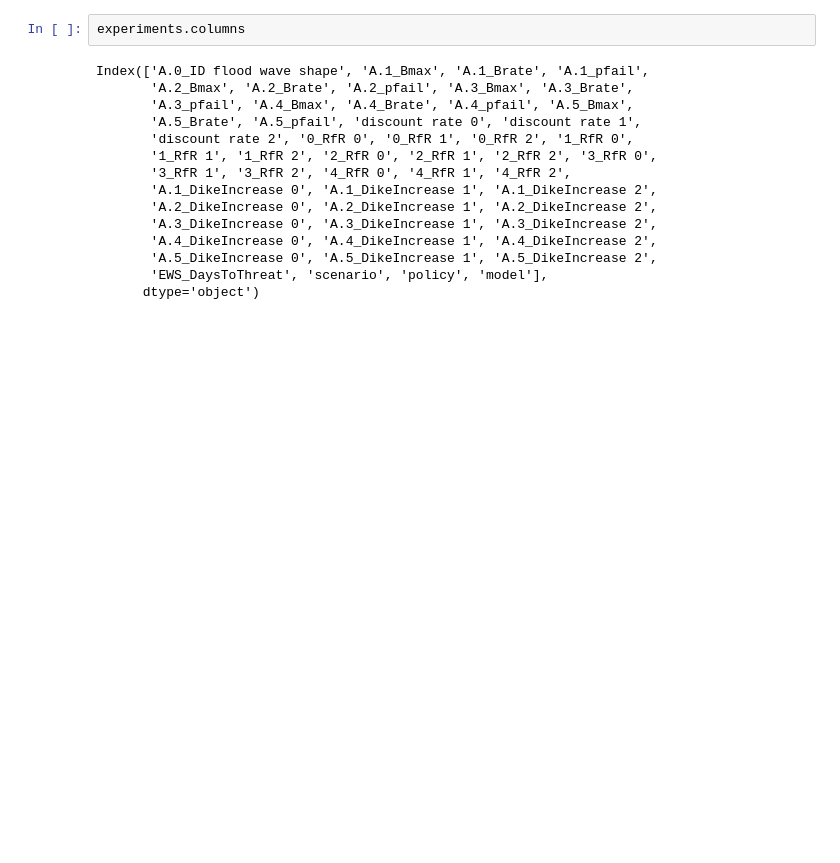
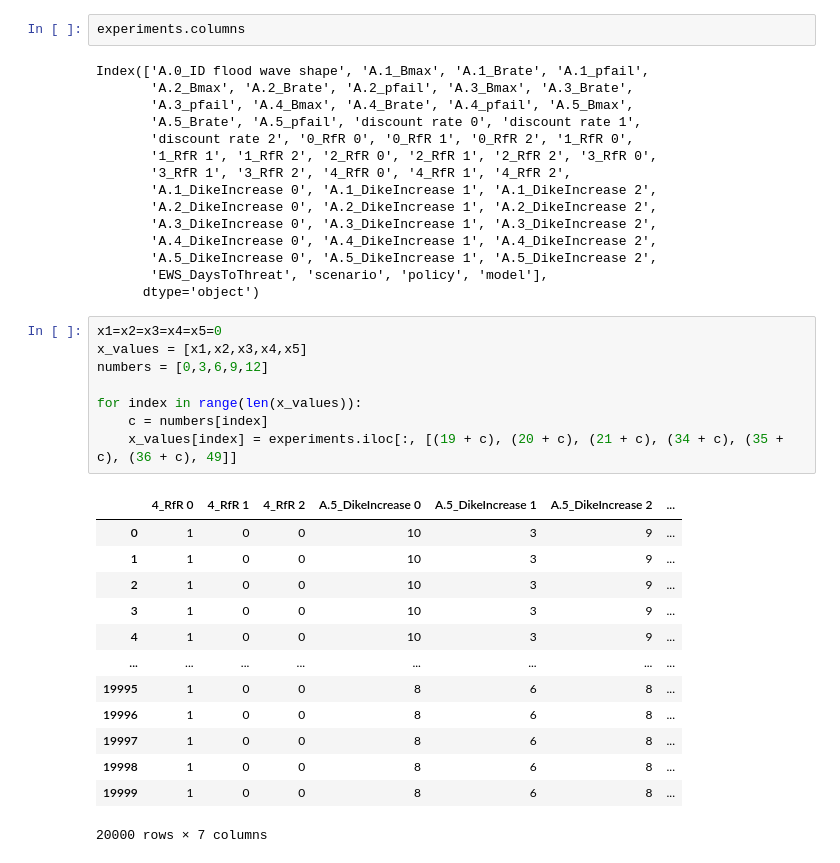
Before and after one commit to yhienz/epa141A_group3, a Jupyter notebook: final assignment/Experiments/Feature_Scoring.ipynb, the cells around one changed output. Saved outputs shown, nothing was run; the diff lists cells and outputs as text; blank space fills up the shorter version.

```diff
--- a/final assignment/Experiments/Feature_Scoring.ipynb
+++ b/final assignment/Experiments/Feature_Scoring.ipynb
@@ -153,3 +153,25 @@ Index(['A.0_ID flood wave shape', 'A.1_Bmax', 'A.1_Brate', 'A.1_pfail',
        'A.5_DikeIncrease 0', 'A.5_DikeIncrease 1', 'A.5_DikeIncrease 2',
        'EWS_DaysToThreat', 'scenario', 'policy', 'model'],
       dtype='object')
+# %%
+x1=x2=x3=x4=x5=0
+x_values = [x1,x2,x3,x4,x5]
+numbers = [0,3,6,9,12]
+
+for index in range(len(x_values)):
+    c = numbers[index]
+    x_values[index] = experiments.iloc[:, [(19 + c), (20 + c), (21 + c), (34 + c), (35 + c), (36 + c), 49]]
+# %% [output]
+|  | 4_RfR 0 | 4_RfR 1 | 4_RfR 2 | A.5_DikeIncrease 0 | A.5_DikeIncrease 1 | A.5_DikeIncrease 2 | ... |
+| 0 | 1 | 0 | 0 | 10 | 3 | 9 | ... |
+| 1 | 1 | 0 | 0 | 10 | 3 | 9 | ... |
+| 2 | 1 | 0 | 0 | 10 | 3 | 9 | ... |
+| 3 | 1 | 0 | 0 | 10 | 3 | 9 | ... |
+| 4 | 1 | 0 | 0 | 10 | 3 | 9 | ... |
+| ... | ... | ... | ... | ... | ... | ... | ... |
+| 19995 | 1 | 0 | 0 | 8 | 6 | 8 | ... |
+| 19996 | 1 | 0 | 0 | 8 | 6 | 8 | ... |
+| 19997 | 1 | 0 | 0 | 8 | 6 | 8 | ... |
+| 19998 | 1 | 0 | 0 | 8 | 6 | 8 | ... |
+| 19999 | 1 | 0 | 0 | 8 | 6 | 8 | ... |
+20000 rows × 7 columns
```
Also changed, not shown: parts of 8 cells of this notebook, 1 other file.
